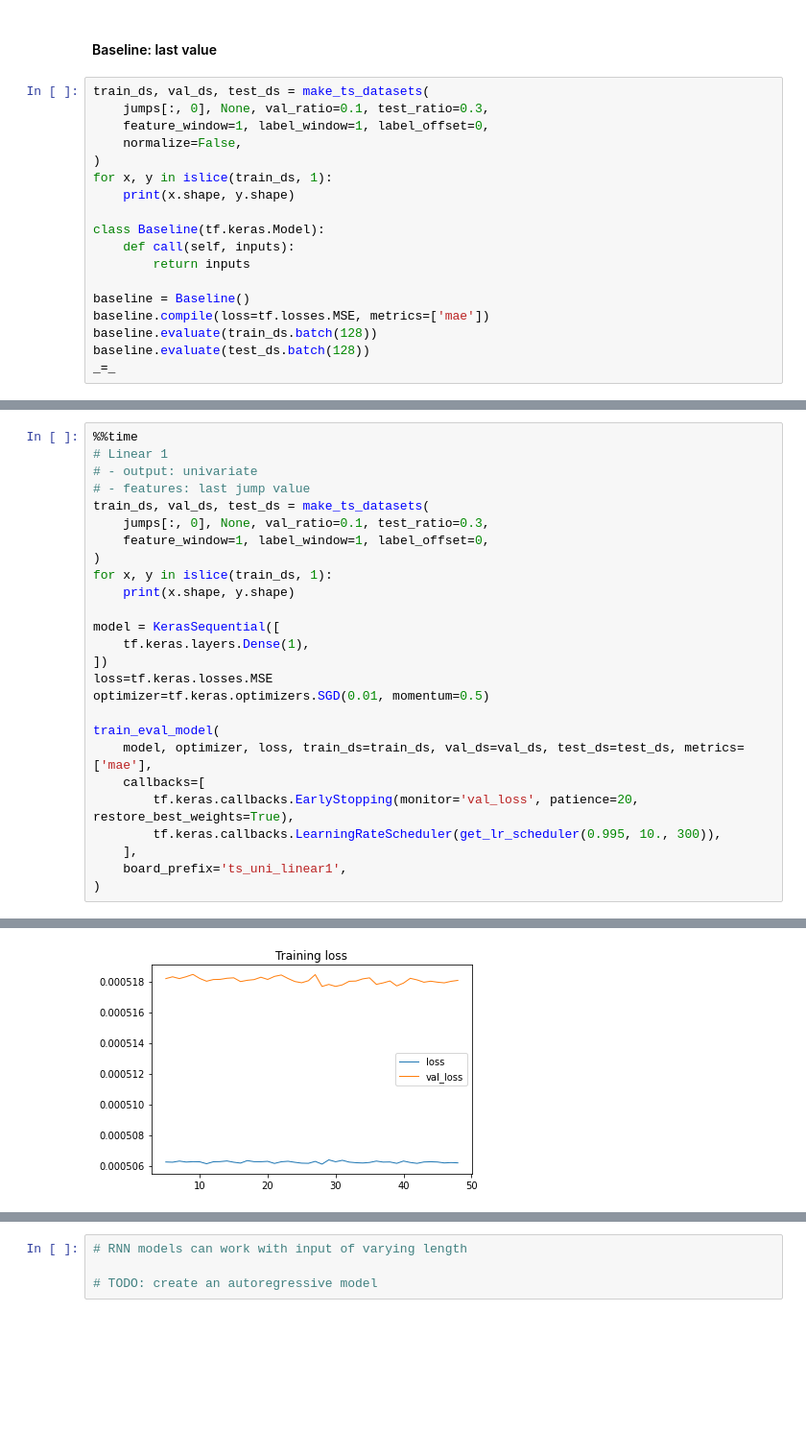
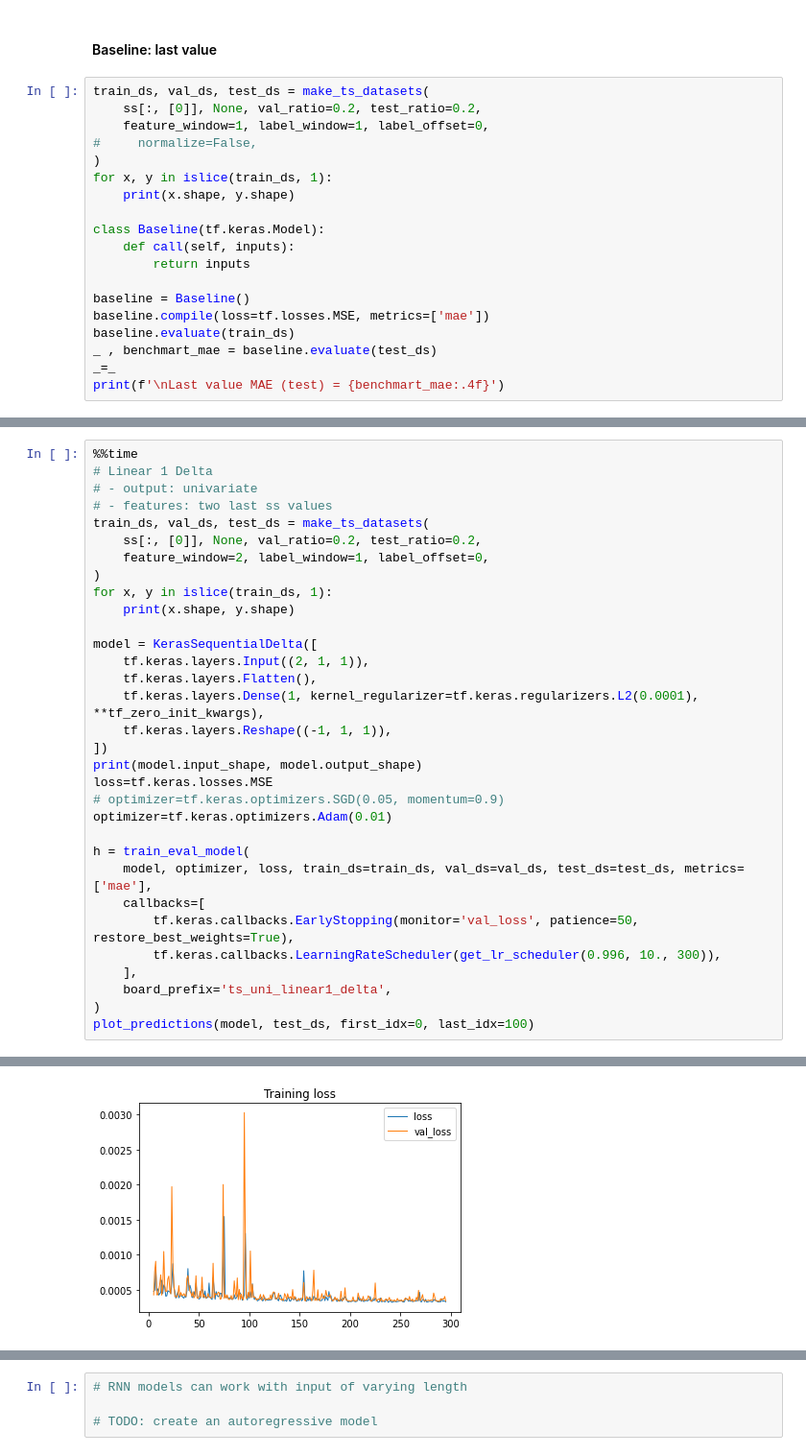
Before and after one commit to mysterious-ben/ds-examples, a Jupyter notebook: dl/cnn_rnn.ipynb, the cells around one changed output, grey strips where cells are left out. Shown at 96% size. Cells and saved outputs as stored; diff of their text form; blank space fills up the shorter version.

```diff
--- a/dl/cnn_rnn.ipynb
+++ b/dl/cnn_rnn.ipynb
@@ -953,9 +1250,9 @@ tf.Tensor(
 #### Baseline: last value
 # %%
 train_ds, val_ds, test_ds = make_ts_datasets(
-    jumps[:, 0], None, val_ratio=0.1, test_ratio=0.3,
+    ss[:, [0]], None, val_ratio=0.2, test_ratio=0.2,
     feature_window=1, label_window=1, label_offset=0,
-    normalize=False,
+#     normalize=False,
 )
 for x, y in islice(train_ds, 1):
     print(x.shape, y.shape)
@@ -966,7 +1263,8 @@ class Baseline(tf.keras.Model):
 
 baseline = Baseline()
 baseline.compile(loss=tf.losses.MSE, metrics=['mae'])
-baseline.evaluate(train_ds.batch(128))
-baseline.evaluate(test_ds.batch(128))
+baseline.evaluate(train_ds)
+_ , benchmart_mae = baseline.evaluate(test_ds)
 _=_
+print(f'\nLast value MAE (test) = {benchmart_mae:.4f}')
 # %% [output]
@@ -978,27 +1447,33 @@ _=_
 # %%
 %%time
-# Linear 1
+# Linear 1 Delta
 # - output: univariate
-# - features: last jump value
+# - features: two last ss values
 train_ds, val_ds, test_ds = make_ts_datasets(
-    jumps[:, 0], None, val_ratio=0.1, test_ratio=0.3,
-    feature_window=1, label_window=1, label_offset=0,
+    ss[:, [0]], None, val_ratio=0.2, test_ratio=0.2,
+    feature_window=2, label_window=1, label_offset=0,
 )
 for x, y in islice(train_ds, 1):
     print(x.shape, y.shape)
 
-model = KerasSequential([
-    tf.keras.layers.Dense(1),
+model = KerasSequentialDelta([
+    tf.keras.layers.Input((2, 1, 1)),
+    tf.keras.layers.Flatten(),
+    tf.keras.layers.Dense(1, kernel_regularizer=tf.keras.regularizers.L2(0.0001), **tf_zero_init_kwargs),
+    tf.keras.layers.Reshape((-1, 1, 1)),
 ])
+print(model.input_shape, model.output_shape)
 loss=tf.keras.losses.MSE
-optimizer=tf.keras.optimizers.SGD(0.01, momentum=0.5)
+# optimizer=tf.keras.optimizers.SGD(0.05, momentum=0.9)
+optimizer=tf.keras.optimizers.Adam(0.01)
 
-train_eval_model(
+h = train_eval_model(
     model, optimizer, loss, train_ds=train_ds, val_ds=val_ds, test_ds=test_ds, metrics=['mae'],
     callbacks=[
-        tf.keras.callbacks.EarlyStopping(monitor='val_loss', patience=20, restore_best_weights=True),
-        tf.keras.callbacks.LearningRateScheduler(get_lr_scheduler(0.995, 10., 300)),
+        tf.keras.callbacks.EarlyStopping(monitor='val_loss', patience=50, restore_best_weights=True),
+        tf.keras.callbacks.LearningRateScheduler(get_lr_scheduler(0.996, 10., 300)),
     ],
-    board_prefix='ts_uni_linear1',
+    board_prefix='ts_uni_linear1_delta',
 )
+plot_predictions(model, test_ds, first_idx=0, last_idx=100)
 # %% [output]
@@ -1013 +1489 @@ Wall time: 25.6 s
-[figure, old version]
+[figure, new version]
```
Also changed, not shown: parts of 80 cells of this notebook.
